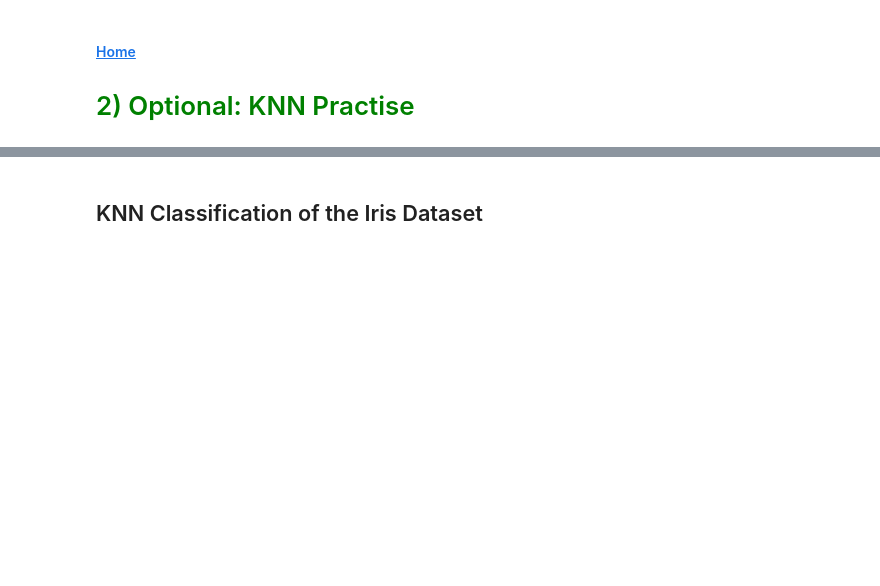
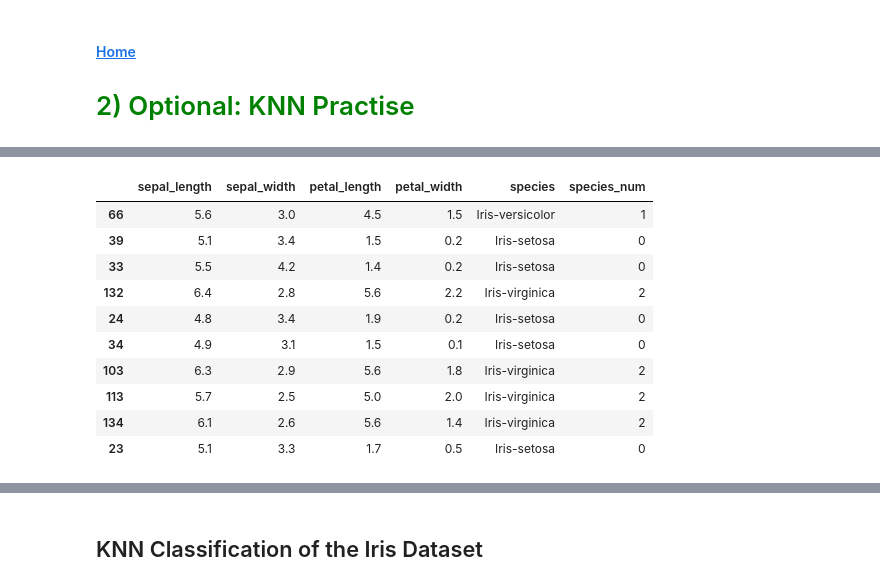
Before and after one commit to arrios10/ds_46_projects, a Jupyter notebook: Andrew-Rios/Unit-3-project-housing-data/Unit-3-project-linreg-and-knn.ipynb, the cells around one changed output, grey strips where cells are left out. Saved outputs shown, nothing was run; the diff lists cells and outputs as text; code cells hidden in the pictures; blank space fills up the shorter version.

```diff
--- a/Andrew-Rios/Unit-3-project-housing-data/Unit-3-project-linreg-and-knn.ipynb
+++ b/Andrew-Rios/Unit-3-project-housing-data/Unit-3-project-linreg-and-knn.ipynb
@@ -589,7 +597,17 @@ cmap_bold = ListedColormap(['#FF0000', '#00FF00', '#0000FF'])
 # %%
 # Map each iris species to a number
 # Let's use Iris-setosa':0, 'Iris-versicolor':1, 'Iris-virginica':2 and create a column called 'species_num'
-
-# Create a scatterplot of PETAL LENGTH versus PETAL WIDTH and color by SPECIES
-
-# Create a scatterplot of SEPAL LENGTH versus SEPAL WIDTH and color by SPECIES
+iris['species_num'] = iris.species.map({'Iris-setosa':0, 'Iris-versicolor':1, 'Iris-virginica':2})
+iris.sample(10)
+# %% [output]
+|  | sepal_length | sepal_width | petal_length | petal_width | species | species_num |
+| 66 | 5.6 | 3.0 | 4.5 | 1.5 | Iris-versicolor | 1 |
+| 39 | 5.1 | 3.4 | 1.5 | 0.2 | Iris-setosa | 0 |
+| 33 | 5.5 | 4.2 | 1.4 | 0.2 | Iris-setosa | 0 |
+| 132 | 6.4 | 2.8 | 5.6 | 2.2 | Iris-virginica | 2 |
+| 24 | 4.8 | 3.4 | 1.9 | 0.2 | Iris-setosa | 0 |
+| 34 | 4.9 | 3.1 | 1.5 | 0.1 | Iris-setosa | 0 |
+| 103 | 6.3 | 2.9 | 5.6 | 1.8 | Iris-virginica | 2 |
+| 113 | 5.7 | 2.5 | 5.0 | 2.0 | Iris-virginica | 2 |
+| 134 | 6.1 | 2.6 | 5.6 | 1.4 | Iris-virginica | 2 |
+| 23 | 5.1 | 3.3 | 1.7 | 0.5 | Iris-setosa | 0 |
```
Also changed, not shown: parts of 17 cells of this notebook.
